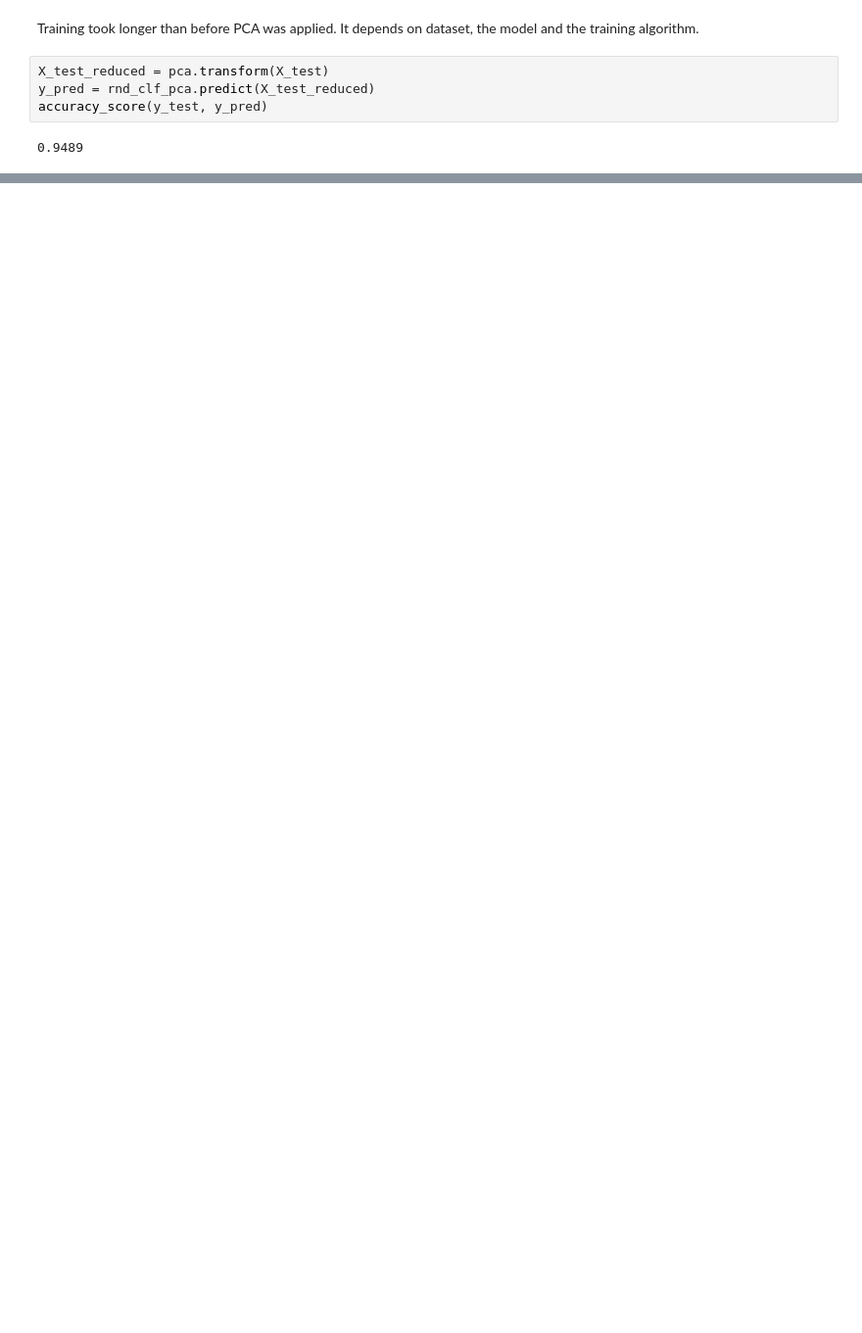
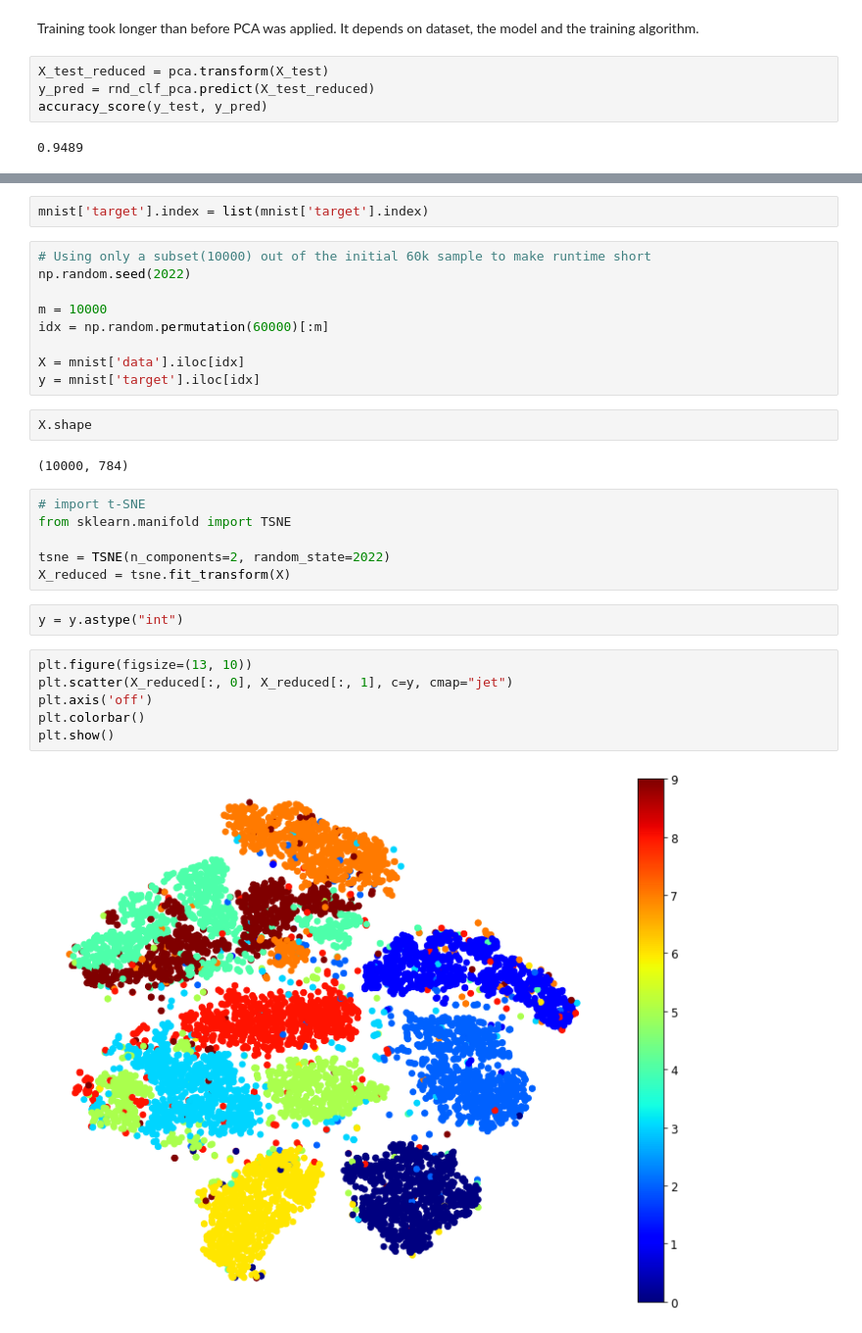
Before and after one commit to marts-dev/handsOnML, a Jupyter notebook: DimensionalityReductionExercise.ipynb, the cells around one changed output, grey strips where cells are left out. Shown at 98% size. Saved outputs shown, nothing was run; the diff lists cells and outputs as text; blank space fills up the shorter version.

```diff
--- a/DimensionalityReductionExercise.ipynb
+++ b/DimensionalityReductionExercise.ipynb
@@ -126,0 +155,31 @@ Please also refer to the documentation for alternative solver options:
+# %%
+mnist['target'].index = list(mnist['target'].index)
+# %%
+# Using only a subset(10000) out of the initial 60k sample to make runtime short
+np.random.seed(2022)
+
+m = 10000
+idx = np.random.permutation(60000)[:m]
+
+X = mnist['data'].iloc[idx]
+y = mnist['target'].iloc[idx]
+# %%
+X.shape
+# %% [output]
+(10000, 784)
+# %%
+# import t-SNE
+from sklearn.manifold import TSNE
+
+tsne = TSNE(n_components=2, random_state=2022)
+X_reduced = tsne.fit_transform(X)
+# %%
+y = y.astype("int")
+# %%
+plt.figure(figsize=(13, 10))
+plt.scatter(X_reduced[:, 0], X_reduced[:, 1], c=y, cmap="jet")
+plt.axis('off')
+plt.colorbar()
+plt.show()
+# %% [output]
+[figure, added]
```
Also changed, not shown: parts of 41 cells of this notebook.
